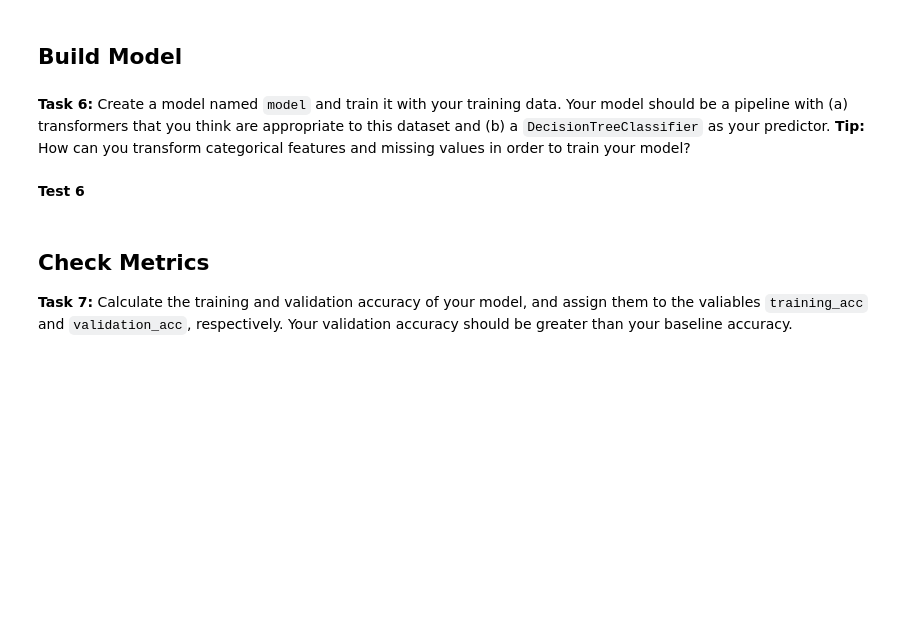
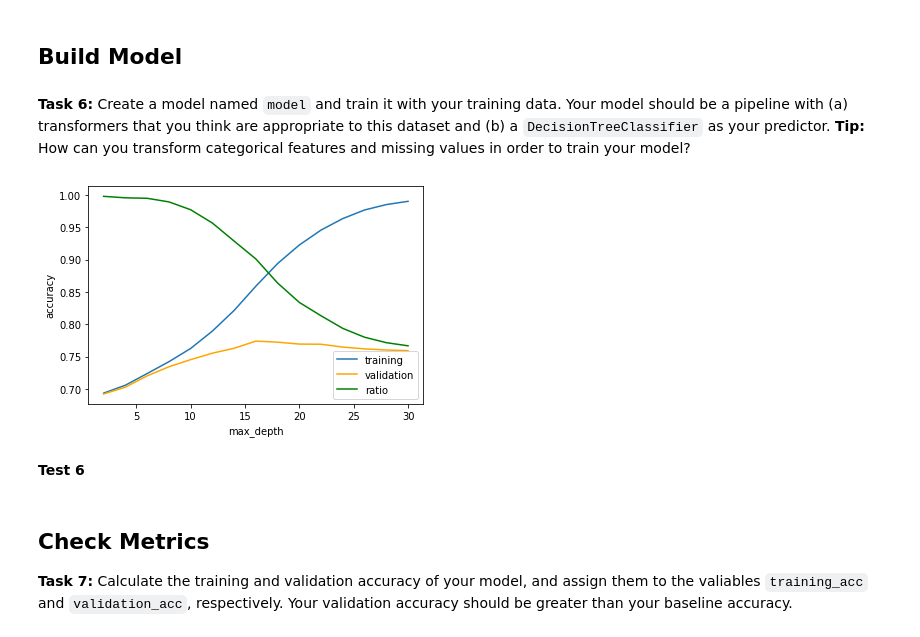
Before and after one commit to Samuel-Egbert31415/DS-Unit-2-Kaggle-Challenge, a Jupyter notebook: module1-decision-trees/DS-module-project-221.ipynb, the cells around one changed output. Saved outputs shown, nothing was run; the diff lists cells and outputs as text; code cells hidden in the pictures; blank space fills up the shorter version.

```diff
--- a/module1-decision-trees/DS-module-project-221.ipynb
+++ b/module1-decision-trees/DS-module-project-221.ipynb
@@ -204,7 +204,7 @@ def wrangle(fm_path, tv_path=None):
   df.drop(columns = ['recorded_by'], inplace = True)
 
   # Drop features with lots of NaN vals (70%)
-  df.dropna(axis = 1, thresh = len(df)*0.4, inplace = True)
+  df.dropna(axis = 1, thresh = len(df)*0.6, inplace = True)
 
   #DRop Nan vals
 
@@ -343,11 +343,41 @@ from sklearn.tree import DecisionTreeClassifier
 
 model = make_pipeline(
     OrdinalEncoder(), #Tree based model
-    SimpleImputer(strategy = 'most_frequent'), # No need to scale the data
-    DecisionTreeClassifier()
+    SimpleImputer(strategy = 'median'), # No need to scale the data
+    DecisionTreeClassifier(max_depth = 17) # depth found below
 )
 
 model.fit(X_train, y_train);
+# %%
+depths = range(2,32,2)
+
+train_acc = []
+val_acc = []
+
+for depth in depths:
+  tree_model = make_pipeline(
+      OrdinalEncoder(),
+      SimpleImputer(),
+      DecisionTreeClassifier(max_depth=depth, random_state=42)
+  )
+
+  tree_model.fit(X_train, y_train)
+
+  train_acc.append(tree_model.score(X_train, y_train))
+  val_acc.append(tree_model.score(X_val, y_val))
+# %%
+import matplotlib.pyplot as plt
+from operator import truediv
+res = list(map(truediv, val_acc, train_acc))
+plt.plot(depths, train_acc, label='training')
+plt.plot(depths, val_acc, color='orange', label='validation')
+plt.plot(depths, res, color = 'green', label = 'ratio')
+
+plt.xlabel('max_depth')
+plt.ylabel('accuracy')
+plt.legend();
+# %% [output]
+[figure, added]
 # %% [markdown]
 **Test 6**
 # %%
```
Also changed, not shown: parts of 2 cells of this notebook.
